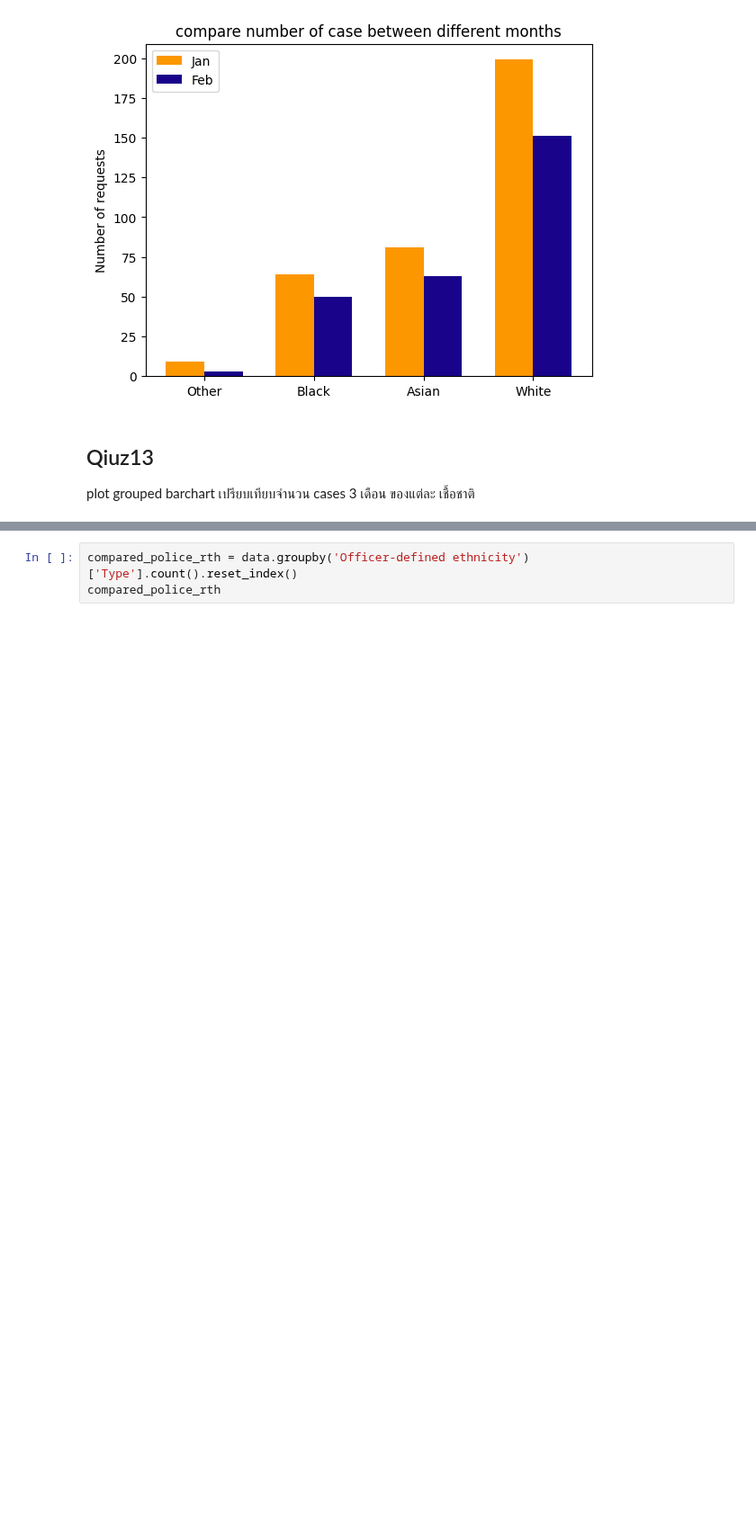
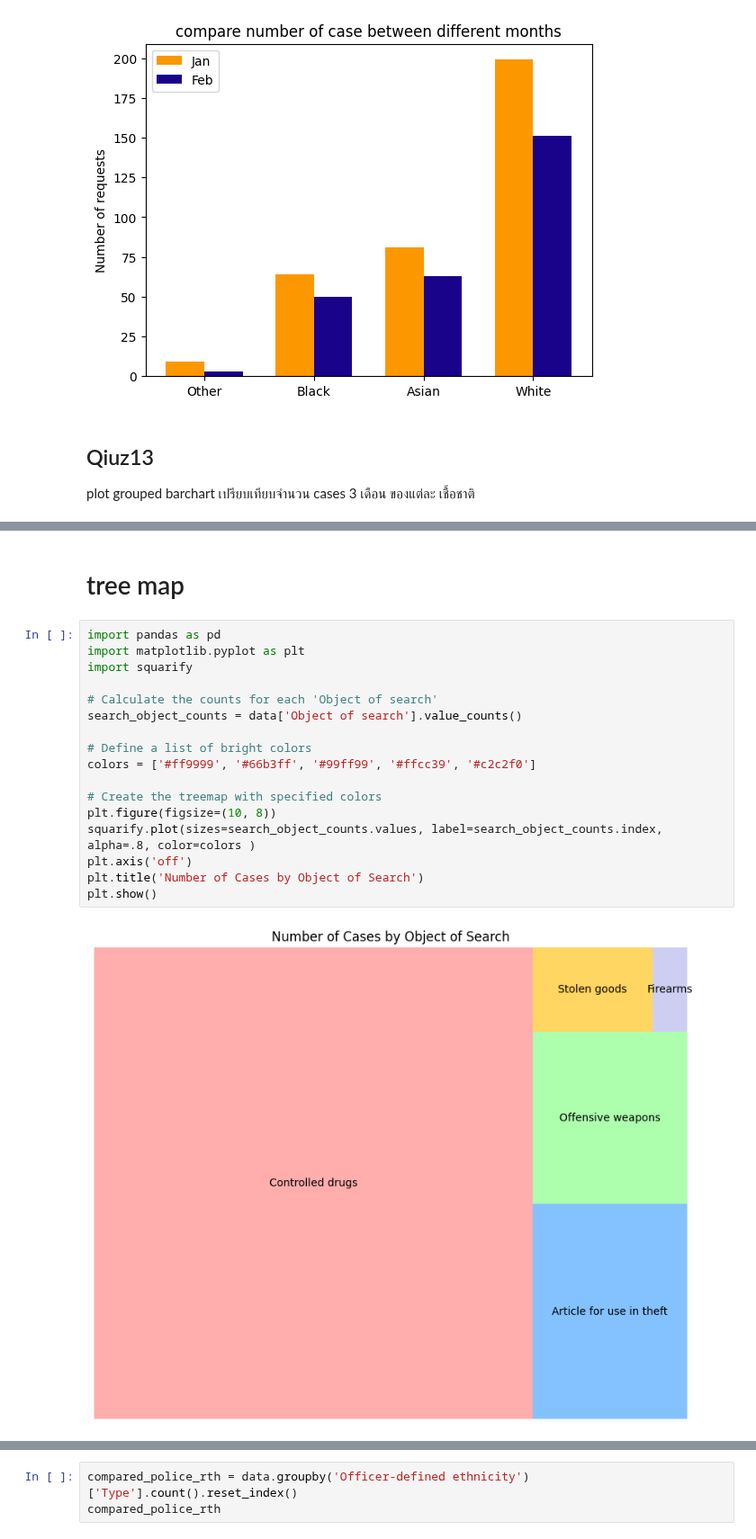
Before and after one commit to bbombver/dataviz2025, a Jupyter notebook: Visualize_Data_Comparison_2025.ipynb, the cells around one changed output, grey strips where cells are left out. Shown at 90% size. Cells and saved outputs as stored; diff of their text form; blank space fills up the shorter version.

```diff
--- a/Visualize_Data_Comparison_2025.ipynb
+++ b/Visualize_Data_Comparison_2025.ipynb
@@ -185,0 +186,21 @@ plt.show()
+# %% [markdown]
+# tree map
+# %%
+import pandas as pd
+import matplotlib.pyplot as plt
+import squarify
+
+# Calculate the counts for each 'Object of search'
+search_object_counts = data['Object of search'].value_counts()
+
+# Define a list of bright colors
+colors = ['#ff9999', '#66b3ff', '#99ff99', '#ffcc39', '#c2c2f0']
+
+# Create the treemap with specified colors
+plt.figure(figsize=(10, 8))
+squarify.plot(sizes=search_object_counts.values, label=search_object_counts.index, alpha=.8, color=colors )
+plt.axis('off')
+plt.title('Number of Cases by Object of Search')
+plt.show()
+# %% [output]
+[figure, added]
```
Also changed, not shown: parts of 3 cells of this notebook.
